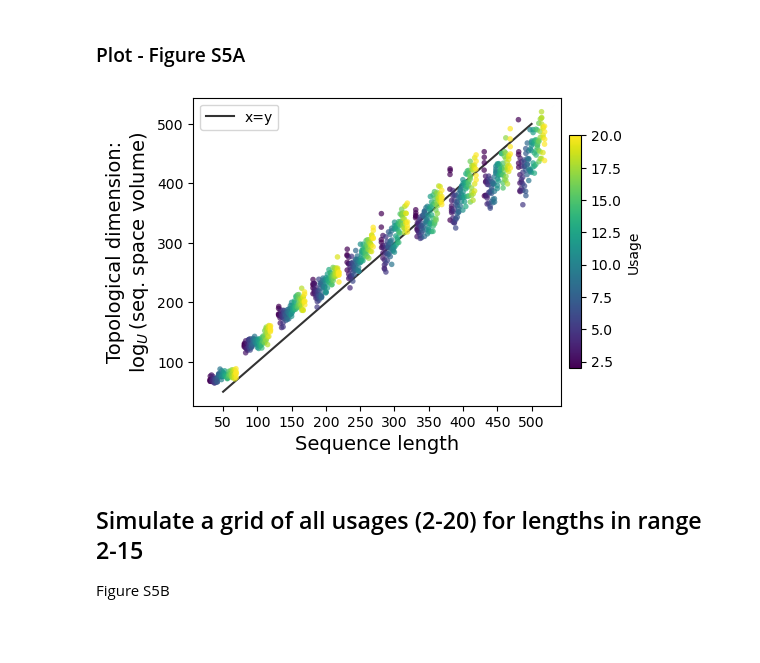
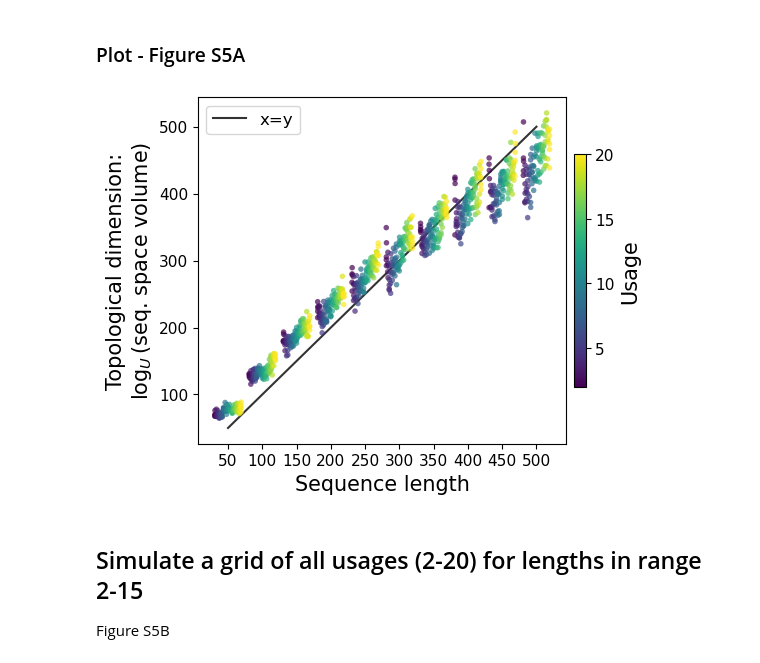
Before and after one commit to oist/sequence-space-dimension, a Jupyter notebook: notebooks/compare_dim_to_random_seq.ipynb, the cells around one changed output. Drawn from its saved outputs; the diff is of its cells as text; code cells hidden in the pictures; blank space fills up the shorter version.

```diff
--- a/notebooks/compare_dim_to_random_seq.ipynb
+++ b/notebooks/compare_dim_to_random_seq.ipynb
@@ -682,7 +704,7 @@ from itertools import combinations
 from scipy.stats import ttest_ind
 from statsmodels.stats.multitest import multipletests
 
-fig, axes = plt.subplots(1, 3, figsize=(12, 4))
+fig, axes = plt.subplots(1, 3, figsize=(11, 4), constrained_layout=True)
 
 for ind, df in enumerate([substree, subsstar, subsrand]):
     ax = axes[ind]
@@ -771,21 +793,24 @@ for ind, df in enumerate([substree, subsstar, subsrand]):
             x2 = box_positions[(xval, n2)]
             y = y_base + idx * y_step
             ax.plot([x1, x2], [y, y], color='black', linewidth=1)
-            ax.text((x1 + x2) / 2, y, stars, ha='center', va='bottom', fontsize=9)
+            ax.text((x1 + x2) / 2, y, stars, ha='center', va='bottom', fontsize=10)
 
-    ax.set_title(rnseq['mode'].iloc[0], fontsize=14)
+    ax.set_title(rnseq['mode'].iloc[0], fontsize=15)
     ax.set_xlabel(r"Fraction of allowed states $\alpha$", fontsize=15)
     if ind==0:
         ax.set_ylabel("Effective topological dimension", fontsize=15)
     else:
         ax.set_ylabel("")
     ax.legend_.remove()
+    ax.tick_params(axis='both', which='major', labelsize=12)
 
 # Shared legend outside the plot
 handles, labels = axes[0].get_legend_handles_labels()
-fig.legend(handles, labels, title="Number of\nsequences", bbox_to_anchor=(1.03, 0.8))
+axes[2].legend(handles, labels, title="Number of\nsequences", title_fontsize=12, fontsize=12)
 
-fig.tight_layout(rect=[0, 0, 0.95, 1])
-fig.suptitle("Effect of sample size (subsampled from 10000 sequences)", fontsize=15, y=1.03)
-#plt.tight_layout()
+fig.suptitle("Effect of sample size (subsampled from 10000 sequences)", fontsize=15)
+
+
+mpl.rcParams['svg.fonttype'] = 'none'
+plt.savefig('../figures/raw/supplementary/fig_suppl_4a.svg', format="svg")
 # %% [output]
@@ -913,28 +937,43 @@ dfu220l50500.to_csv(path+'random_seq_dim_length50-500_usage2-20_map.csv', index=
 # %%
 dfu220l50500=pd.read_csv(path+'random_seq_dim_length50-500_usage2-20_map.csv')
 # %%
-import matplotlib as mpl
-
 ax = sns.stripplot(
     data=dfu220l50500, x='length', y='n_seq_from_dim_log_alpha',
     hue='usage', palette='viridis', dodge=True, edgecolor='k', size=4, alpha=0.7, legend=False
 )
 
 plt.plot(ax.get_xticks(), sorted(set(dfu220l50500['length'])),
          color='k', alpha=0.8, label='x=y')
-plt.legend()
-plt.ylabel('Topological dimension:\n' + r"$\log_{U}$(seq. space volume)", size=14)
-plt.xlabel('Sequence length', size=14)
+plt.legend(fontsize=12)
+plt.ylabel('Topological dimension:\n' + r"$\log_{U}$(seq. space volume)", size=15)
+plt.xlabel('Sequence length', size=15)
+plt.tick_params(axis='both', which='major', labelsize=11)
 
 # --- colorbar (simple) ---
-norm = mpl.colors.Normalize(vmin=2, vmax=20)  # or dfu220l50500['usage'].min()/max()
+norm = mpl.colors.Normalize(vmin=2, vmax=20)
 sm = mpl.cm.ScalarMappable(cmap='viridis', norm=norm)
 sm.set_array([])
 
-ax.figure.colorbar(sm, ax=ax, label="Usage", fraction=0.03, pad=0.02)
-ax.figure.set_size_inches(5, 4)
+cbar = ax.figure.colorbar(
+    sm,
+    ax=ax,
+    label="Usage",
+    fraction=0.03,
+    pad=0.02
+)
+
+# Label font size
+cbar.set_label("Usage", fontsize=15)
+
+# Tick label font size
+cbar.ax.tick_params(labelsize=11)
+
+ax.figure.set_size_inches(5, 4.5)
+
+mpl.rcParams['svg.fonttype'] = 'none'
+plt.savefig('../figures/raw/supplementary/fig_suppl_5a.svg', format="svg")
 # %% [output]
-[figure, old version]
+[figure, new version]
 # %% [markdown]
 ## Simulate a grid of all usages (2-20) for lengths in range 2-15
 
```
Also changed, not shown: parts of 10 cells of this notebook, 27 other files.
